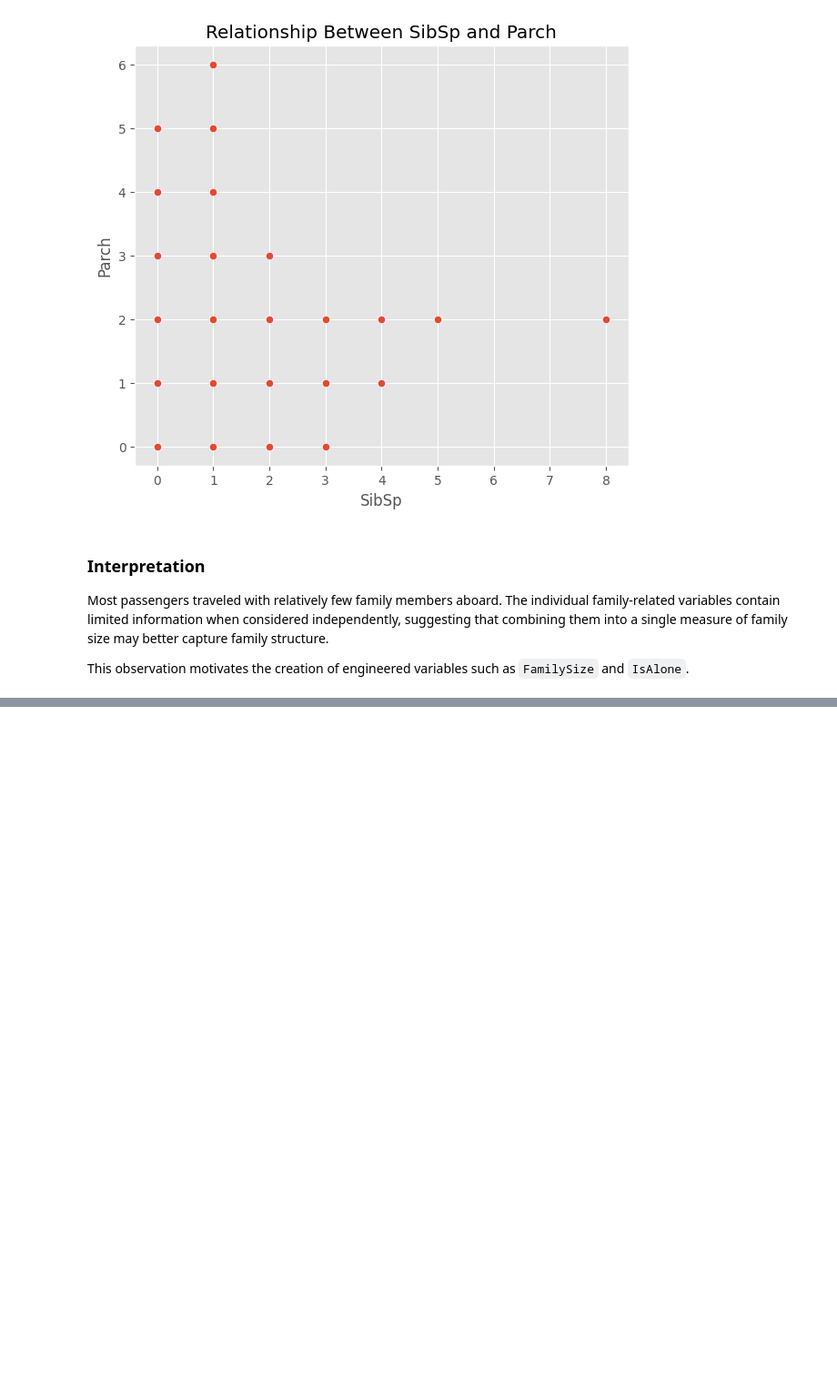
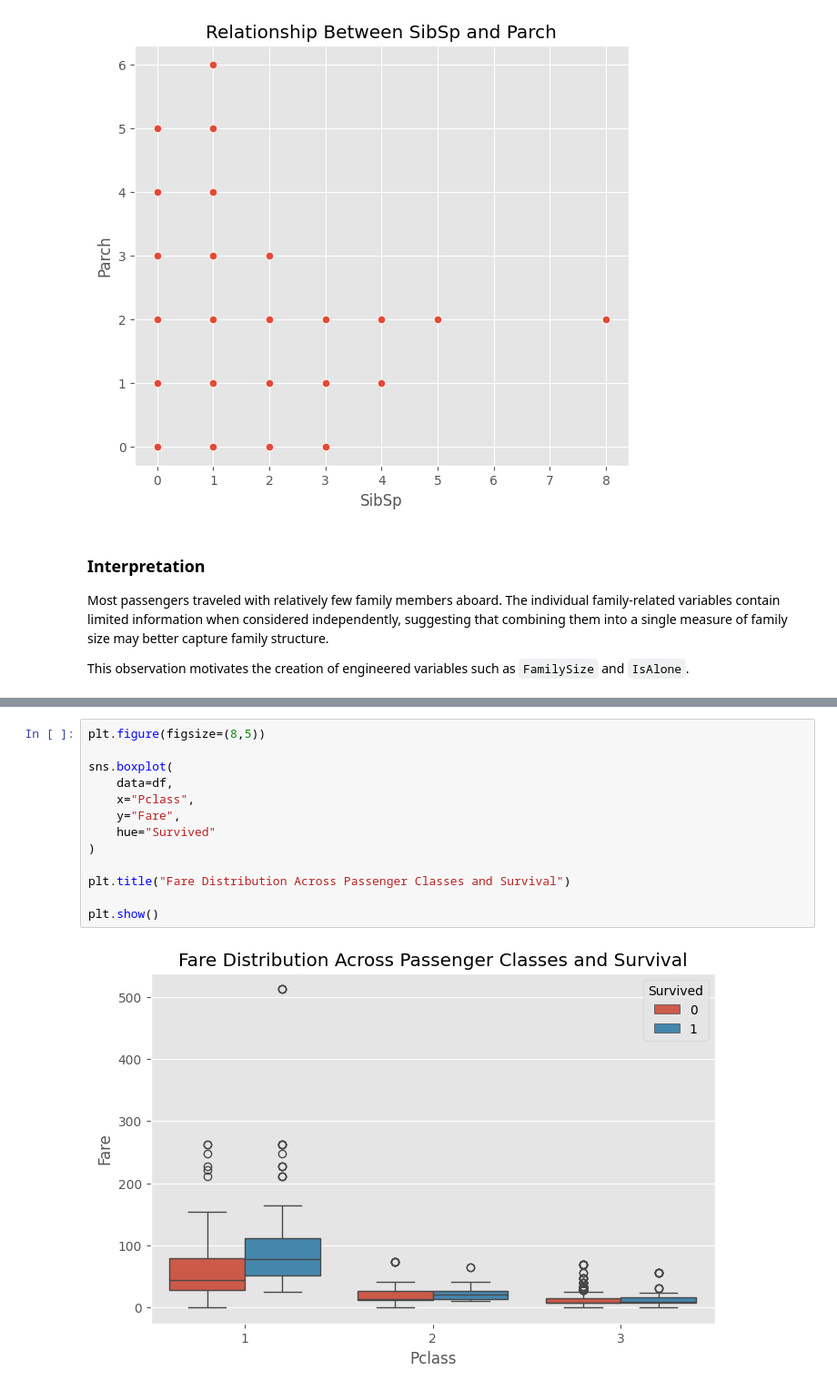
Before and after one commit to dipjyotisarmads2004-lgtm/titanic-survival-analysis, a Jupyter notebook: notebooks/03_exploratory_data_analysis.ipynb, the cells around one changed output, grey strips where cells are left out. Shown at 91% size. Drawn from its saved outputs; the diff is of its cells as text; blank space fills up the shorter version.

```diff
--- a/notebooks/03_exploratory_data_analysis.ipynb
+++ b/notebooks/03_exploratory_data_analysis.ipynb
@@ -575,0 +685,15 @@ This observation motivates the creation of engineered variables such as `FamilyS
+# %%
+plt.figure(figsize=(8,5))
+
+sns.boxplot(
+    data=df,
+    x="Pclass",
+    y="Fare",
+    hue="Survived"
+)
+
+plt.title("Fare Distribution Across Passenger Classes and Survival")
+
+plt.show()
+# %% [output]
+[figure, added]
```
Also changed, not shown: parts of 17 cells of this notebook.
